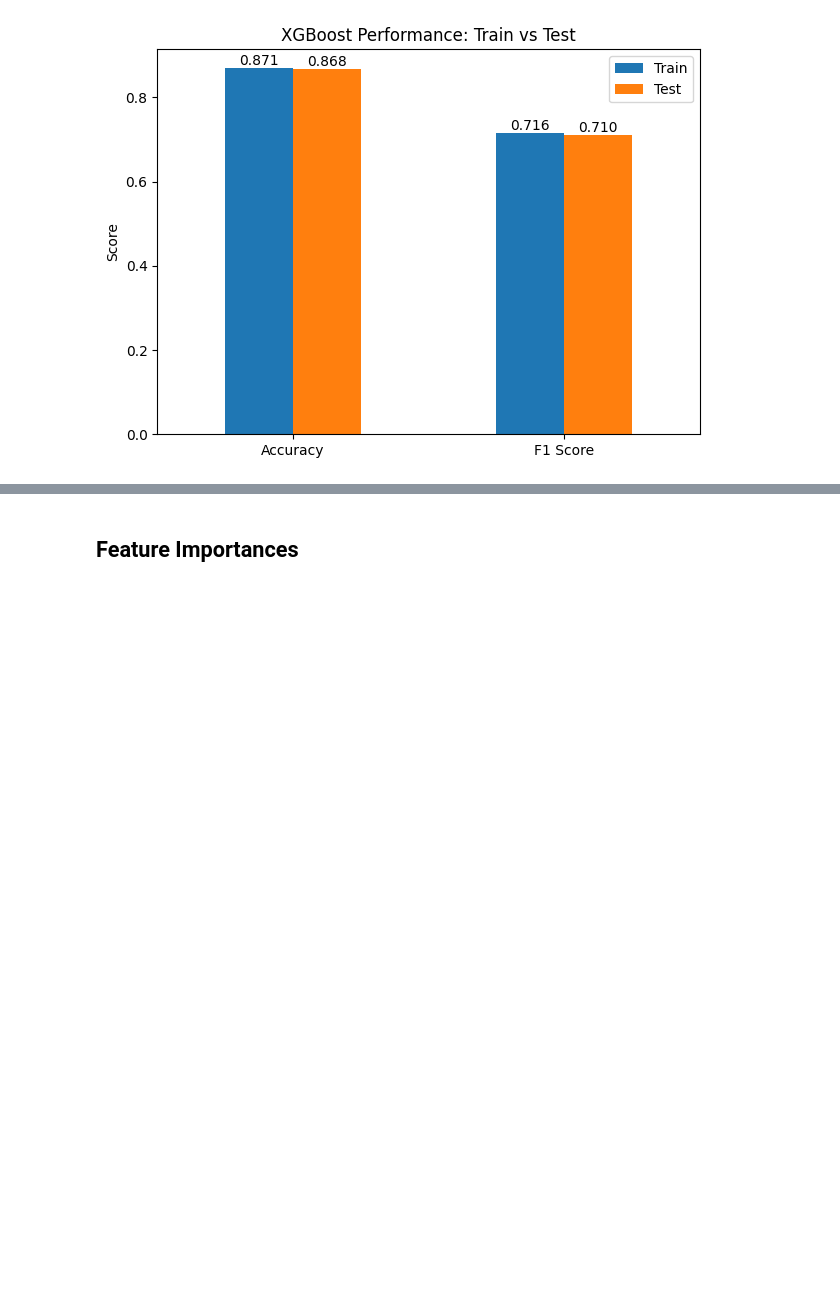
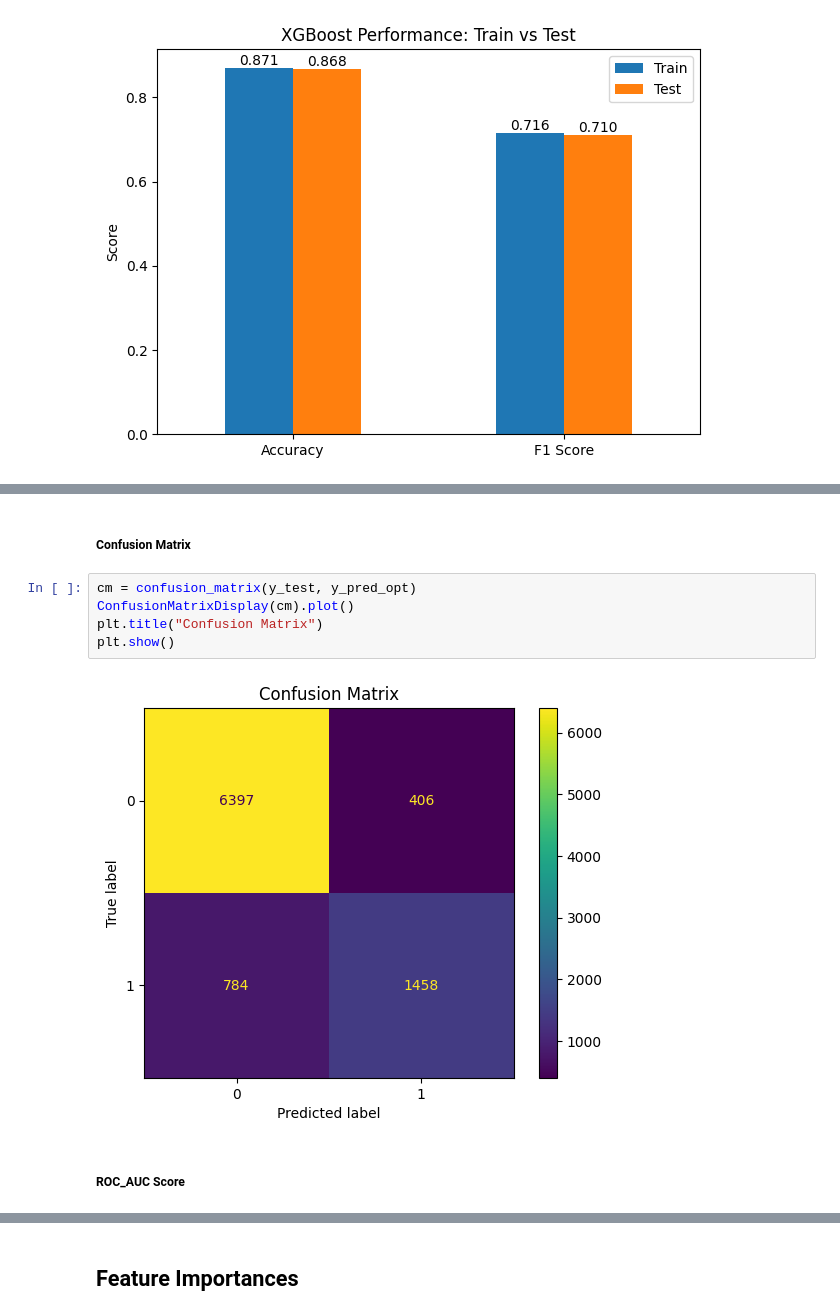
Before and after one commit to mohamedalaa-505/SupervisedML_project, a Jupyter notebook: Final_Project.ipynb, the cells around one changed output, grey strips where cells are left out. Drawn from its saved outputs; the diff is of its cells as text; blank space fills up the shorter version.

```diff
--- a/Final_Project.ipynb
+++ b/Final_Project.ipynb
@@ -628,0 +646,11 @@ plt.show()
+# %% [markdown]
+##### **Confusion Matrix**
+# %%
+cm = confusion_matrix(y_test, y_pred_opt)
+ConfusionMatrixDisplay(cm).plot()
+plt.title("Confusion Matrix")
+plt.show()
+# %% [output]
+[figure, added]
+# %% [markdown]
+##### **ROC_AUC Score**
```
Also changed, not shown: parts of 10 cells of this notebook, 1 other file.
